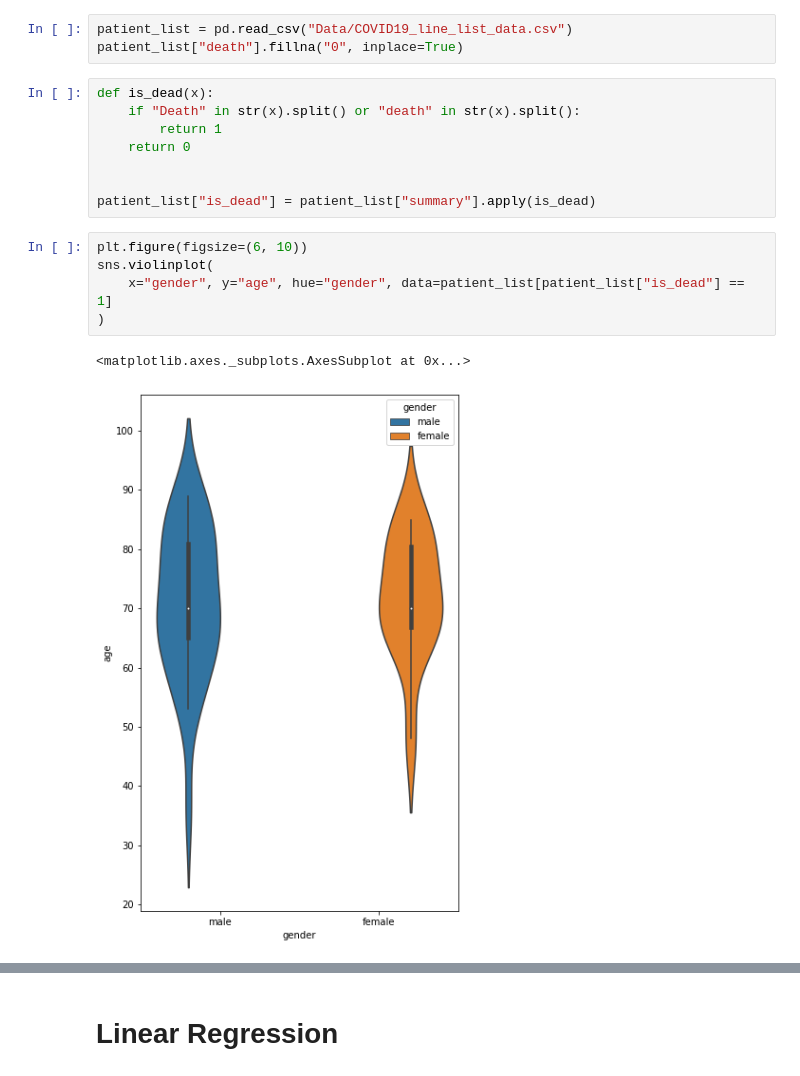
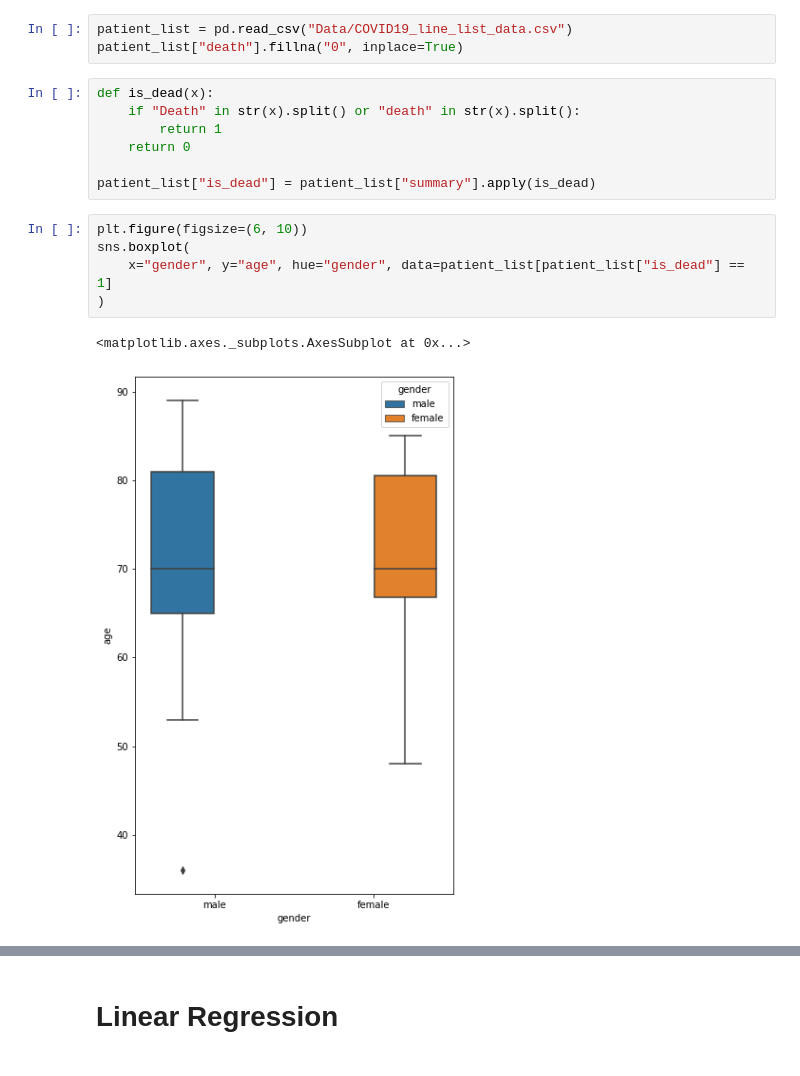
Before and after one commit to AmineDiro/Prediction-COVID19-France-, a Jupyter notebook: EDA france.ipynb, the cells around one changed output, grey strips where cells are left out. Saved outputs shown, nothing was run; the diff lists cells and outputs as text.

```diff
--- a/EDA france.ipynb
+++ b/EDA france.ipynb
@@ -87,14 +101,13 @@ def is_dead(x):
         return 1
     return 0
 
-
 patient_list["is_dead"] = patient_list["summary"].apply(is_dead)
 # %%
 plt.figure(figsize=(6, 10))
-sns.violinplot(
+sns.boxplot(
     x="gender", y="age", hue="gender", data=patient_list[patient_list["is_dead"] == 1]
 )
 # %% [output]
 <matplotlib.axes._subplots.AxesSubplot at 0x...>
-[figure, old version]
+[figure, new version]
 # %%
```
Also changed, not shown: parts of 2 cells of this notebook, 4 other files.
